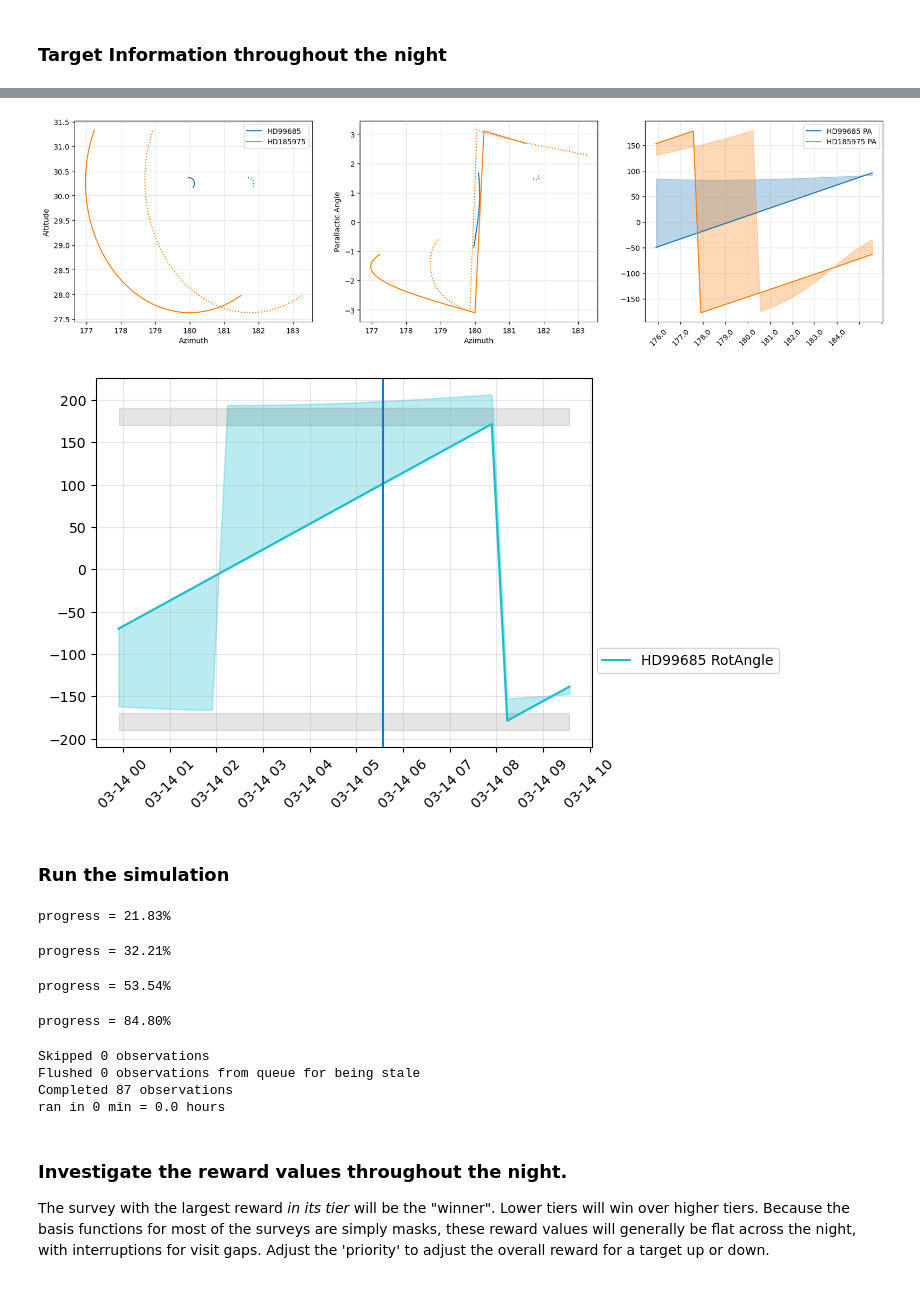
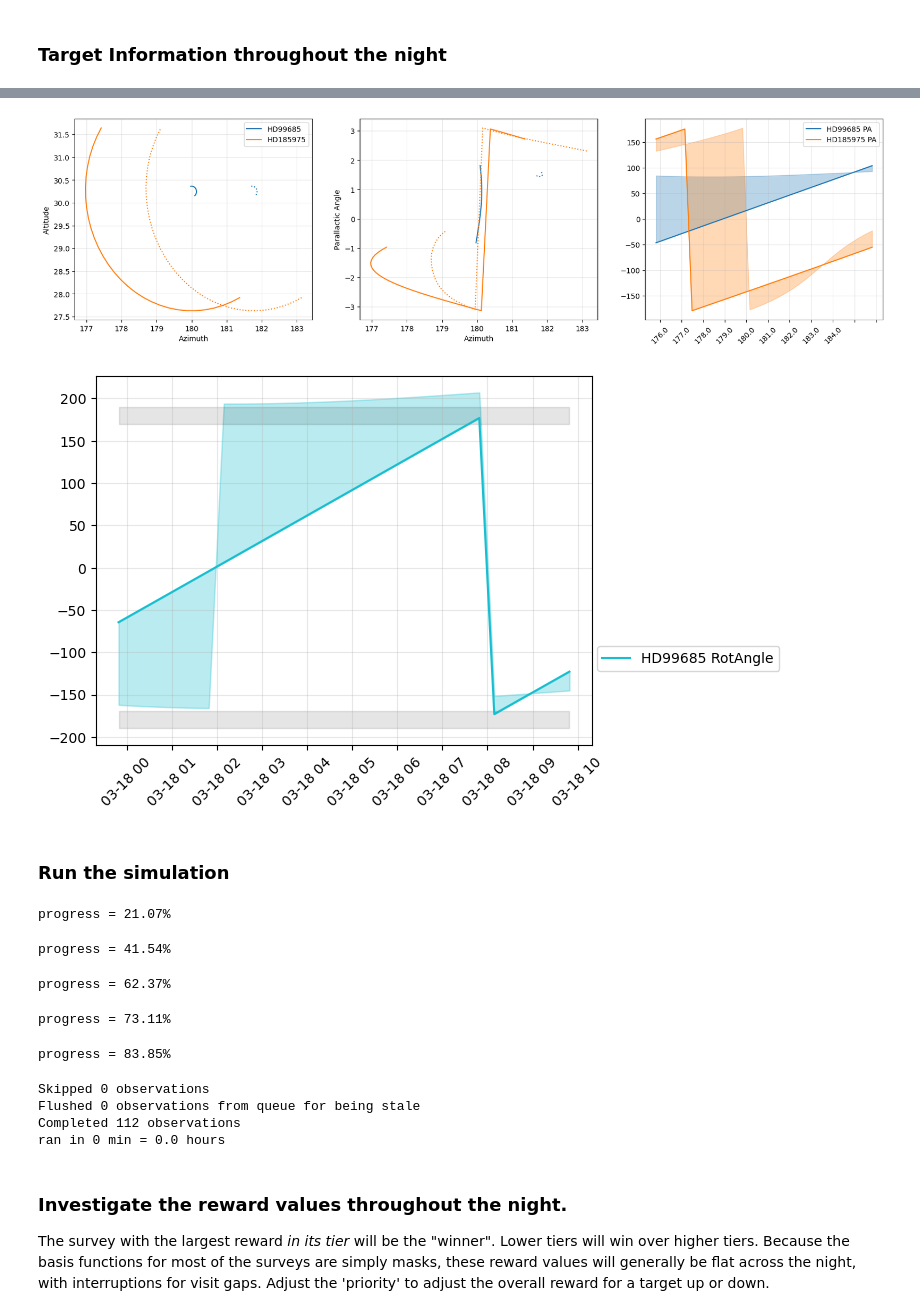
Before and after one commit to lsst-sims/auxtel_fbs, a Jupyter notebook: FBS_auxtel.ipynb, the cells around one changed output, grey strips where cells are left out. Saved outputs shown, nothing was run; the diff lists cells and outputs as text; code cells hidden in the pictures.

```diff
--- a/FBS_auxtel.ipynb
+++ b/FBS_auxtel.ipynb
@@ -98,7 +98,7 @@ if "usdf" in os.getenv("EXTERNAL_INSTANCE_URL", ""):
 ## Choose night for the simulation
 # %%
 # What night do you want to simulate?
-day_obs = '2025-03-13'
+day_obs = '2025-03-17'
 day_obs_mjd = int(Time(day_obs).mjd)
 site = Site('LSST')
 almanac = Almanac()
@@ -278,7 +296,7 @@ ax2.set_ylabel("Parallactic Angle")
 ax2.set_xlabel("Azimuth")
 _ = ax3.set_xticklabels(ax.get_xticks(), rotation = 45)
 # %% [output]
-[figure, old version]
+[figure, new version]
 # %%
 # Look at the parallactic angle alt/az ranges
 time_for_plot = np.array([t.datetime for t in time])
@@ -291,35 +309,35 @@ for i, atarget in enumerate(astroplan_targets):
         altaz = observer.altaz(time, atarget)
         alt = altaz.alt.deg
         az = altaz.az.deg
         wrap_az = np.where(az <= 180, az, 360-az)
         pa = observer.parallactic_angle(time, atarget)
         # Update sky angle to be 90 degrees
         sky = (mid_angle + pa + Angle(90*u.deg) - altaz.alt).wrap_at(mid_angle)
         # Approximate rotator angle
         rot = (mid_angle + pa + sky - altaz.alt).wrap_at(mid_angle)
         #rot = (-pa + 2*altaz.alt + Angle(90*u.deg)).wrap_at(mid_angle)
         overslew_alt = altaz.alt
         overslew_az = altaz.az + Angle(2.0 * np.cos(altaz.alt.rad) * u.deg)
         overslew_radec = SkyCoord(overslew_az, overslew_alt, frame=altaz).icrs
         overslew_pa = observer.parallactic_angle(time, overslew_radec)
         overslew_sky = (mid_angle + overslew_pa + Angle(90*u.deg) - altaz.alt).wrap_at(mid_angle)
         overslew_rot = (mid_angle + overslew_pa + overslew_sky - altaz.alt)#.wrap_at(mid_angle)
         overslew_rot = np.where(rot.deg > 0, overslew_rot.wrap_at(Angle(360*u.deg)), overslew_rot.wrap_at(mid_angle))
         mask = np.where(alt > 20)
         color = colors[i]
         plt.plot(time_for_plot[mask], rot[mask].deg, color=color, linestyle='-', label=f"{atarget.name} RotAngle")
         #plt.plot(time_for_plot[mask], overslew_rot[mask].deg, color=color, linestyle='--')
         plt.fill_between(time_for_plot[mask], rot[mask].deg, overslew_rot[mask].deg, color=color, alpha=0.3)
 
 plt.legend(loc=(1.01, 0.2))
 plt.grid(alpha=0.3)
 #plt.fill_between(time_for_plot, -10, 10, alpha=0.3)
 plt.fill_between(time_for_plot, 170, 190, color='black', alpha=0.1)
 plt.fill_between(time_for_plot, -170, -190, color='black', alpha=0.1)
-plt.axvline(Time("2025-03-14 05:34", format='iso', scale='utc').datetime)
+#plt.axvline(Time("2025-03-14 05:34", format='iso', scale='utc').datetime)
 _ = plt.xticks(rotation=45)
 # %% [output]
-[figure, old version]
+[figure, new version]
 # %%
 def sky_to_rotator(sky_angle, par_angle, alt_az, nasmyth=True):
     # https://github.com/lsst-ts/ts_observatory_control/blob/3845a5ae7722e78aed1e4000132dc14884571991/python/lsst/ts/observatory/control/base_tcs.py#L578
@@ -367,14 +385,15 @@ for start_time in [sunset]:
         obs_rewards = vals[4]
     obs_examples.append(observations)
 # %% [output]
-progress = 21.83%
+progress = 21.07%
-progress = 32.21%
+progress = 41.54%
-progress = 53.54%
+progress = 62.37%
-progress = 84.80%
+progress = 73.11%
-Skipped 0 observations
-Flushed 0 observations from queue for being stale
-Completed 87 observations
-ran in 0 min = 0.0 hours
+progress = 83.85%
+Skipped 0 observations
+Flushed 0 observations from queue for being stale
+Completed 112 observations
+ran in 0 min = 0.0 hours
 # %%
 # If more debugging at a particular time is desired
 
```
Also changed, not shown: parts of 11 cells of this notebook, 1 other file.
